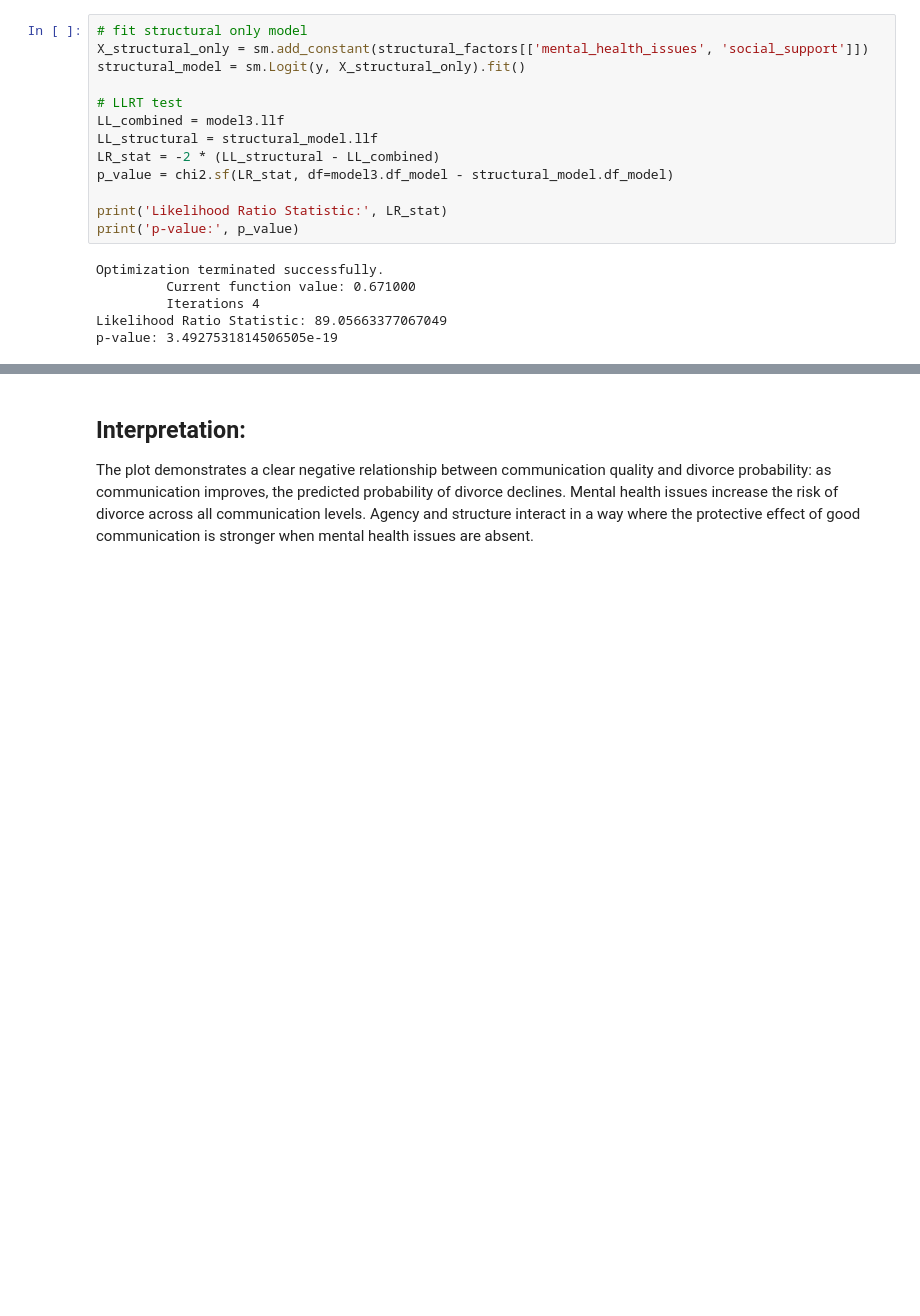
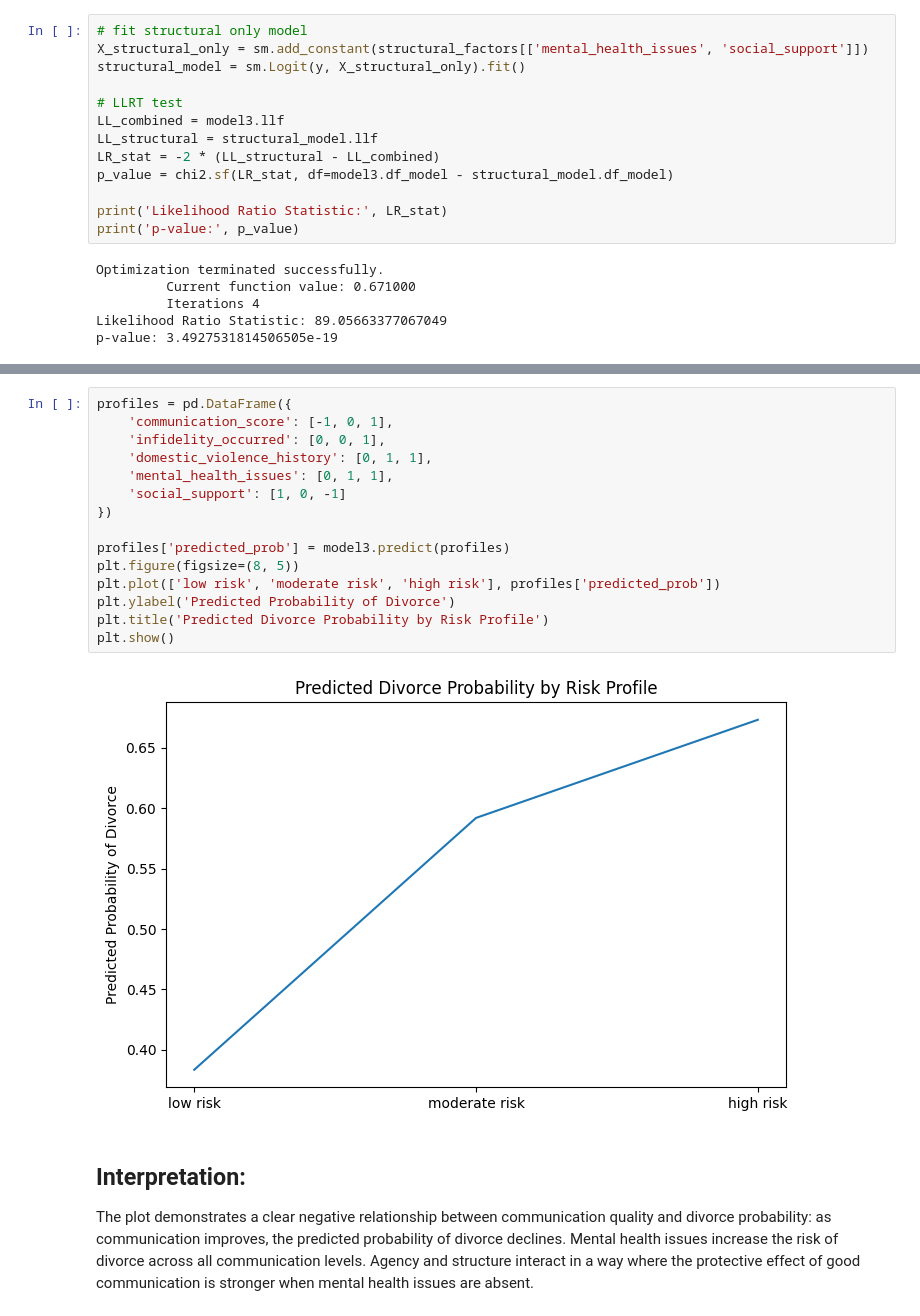
Before and after one commit to rowandama/Divorce-Summative, a Jupyter notebook: summative_divorce.ipynb, the cells around one changed output, grey strips where cells are left out. Drawn from its saved outputs; the diff is of its cells as text; blank space fills up the shorter version.

```diff
--- a/summative_divorce.ipynb
+++ b/summative_divorce.ipynb
@@ -969,3 +944,20 @@ plt.show()
+# %%
+profiles = pd.DataFrame({
+    'communication_score': [-1, 0, 1],
+    'infidelity_occurred': [0, 0, 1],
+    'domestic_violence_history': [0, 1, 1],
+    'mental_health_issues': [0, 1, 1],
+    'social_support': [1, 0, -1]
+})
+
+profiles['predicted_prob'] = model3.predict(profiles)
+plt.figure(figsize=(8, 5))
+plt.plot(['low risk', 'moderate risk', 'high risk'], profiles['predicted_prob'])
+plt.ylabel('Predicted Probability of Divorce')
+plt.title('Predicted Divorce Probability by Risk Profile')
+plt.show()
+# %% [output]
+[figure, added]
 # %% [markdown]
 ## Interpretation:
 The plot demonstrates a clear negative relationship between communication quality and divorce probability: as communication improves, the predicted probability of divorce declines. Mental health issues increase the risk of divorce across all communication levels. Agency and structure interact in a way where the protective effect of good communication is stronger when mental health issues are absent.
```
Also changed, not shown: parts of 31 cells of this notebook.
